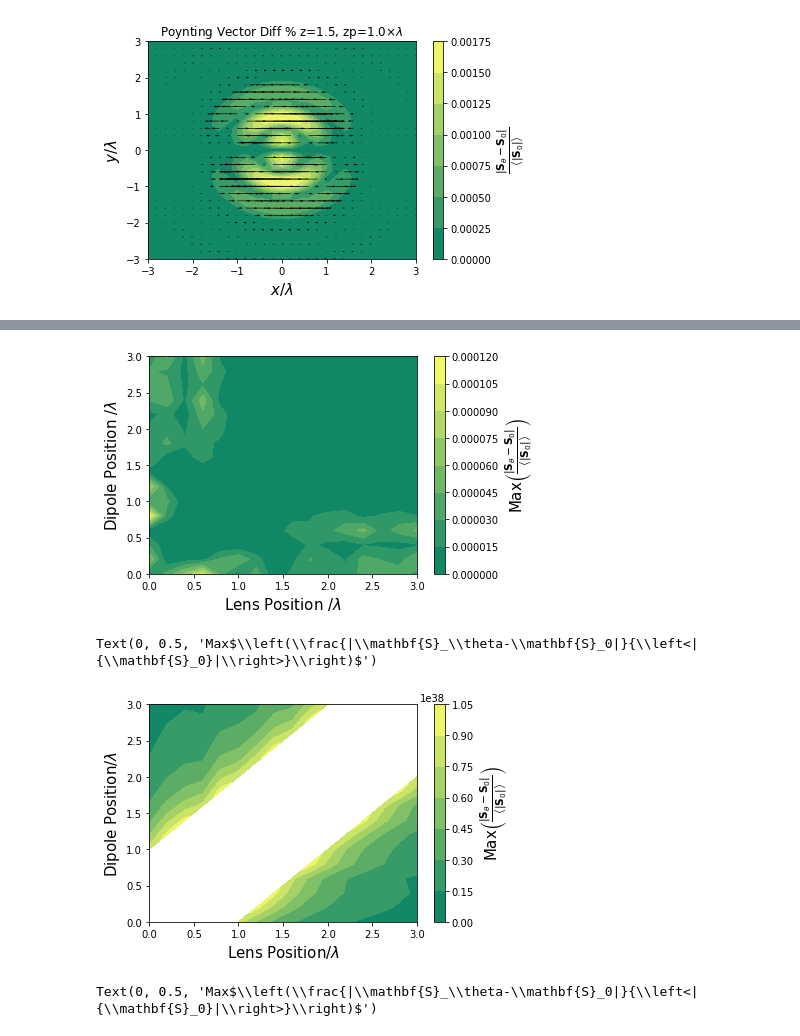
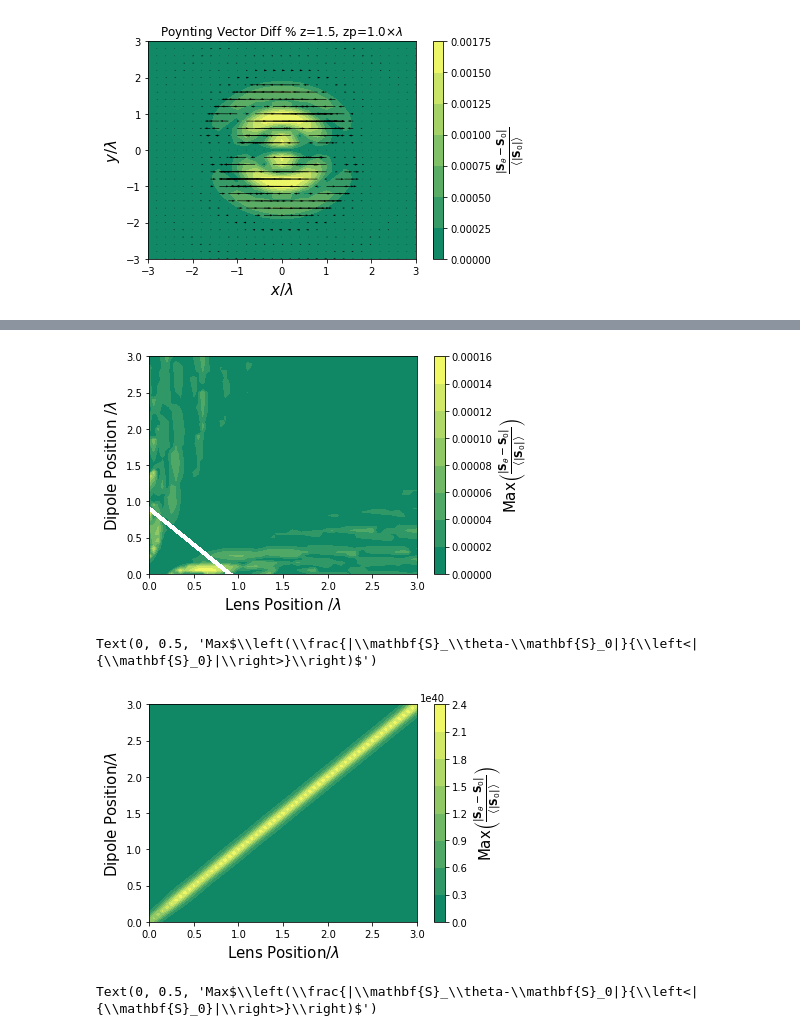
Before and after one commit to eitandv/Public_Maze, a Jupyter notebook: Good Coding/Poynting.ipynb, the cells around one changed output, grey strips where cells are left out. Saved outputs shown, nothing was run; the diff lists cells and outputs as text; code cells hidden in the pictures.

Commit message:
big data zc vs zp

```diff
--- a/Good Coding/Poynting.ipynb
+++ b/Good Coding/Poynting.ipynb
@@ -533,7 +533,7 @@ def Normalization_factor(x,y_range,z,zp=600*10**(-9),data=data0):
     return normalization_factor
 
 def S_dipole_max(x,y_range,z,zp=600*10**(-9),data=data1):
-    y_range = (0, 3.2, 0.2)
+    y_range = (0, 3.1, 0.1)
     y = np.arange(y_range[0],y_range[1],y_range[2])*(600*10**(-9))
     values = Sv_dipole(x,y,z,zp=zp,data=data)[1:]
     values_norms = np.array([np.linalg.norm([v[0],v[1]]) for v in values])
@@ -550,12 +546,15 @@ print(S_dipole_max(0,'',1.5*(600*10**(-9)),1*(600*10**(-9)),data=data1))
 # %%
-zcs = np.arange(0, 3.2, 0.2)*(600*10**(-9))
-zps = np.arange(0, 3.2, 0.2)*(600*10**(-9))
+zcs = np.arange(0, 3.05, 0.05)*(600*10**(-9))
+zps = np.arange(0, 3.05, 0.05)*(600*10**(-9))
 zc,zp = np.meshgrid(zcs,zps)
 y_range = 'Place Holder'
 
 start = timer()
 S_values = Sv_dipole_max(0, y_range, zc, zp=zp, data=data1)
 end = timer()
-print('elapsed time S Topo: {}'.format(end - start)) # Time in seconds, e.g. 5.38091952400282
+print('elapsed time S Topo: {}min'.format((end - start)/60))
+start = timer()
 S_notopo_values = Sv_dipole_max(0, y_range, zc, zp=zp, data=data0)
+end = timer()
+print('elapsed time S NonTopo: {}min'.format((end - start)/60))
 # %% [output]
@@ -570,24 +573,32 @@ cb = fig.colorbar(ax2)
 ax.set_xlabel(r'Lens Position $/\lambda$', size=15)
 ax.set_ylabel(r'Dipole Position $/\lambda$', size=15)
 cb.ax.set_ylabel(r'Max$\left(\frac{|\mathbf{S}_\theta-\mathbf{S}_0|}{\left<|{\mathbf{S}_0}|\right>}\right)$', size=15)
-fig.savefig('Plots Scan/Zp_vs_Zc_epsilon={}_mu={}.png'.format(TI_emu[0], TI_emu[1]), bbox_inches='tight')
+fig.savefig('Plots Scan/Zp_vs_Zc_epsilon={}_mu={}.png'.format(data1['e2'], data1['m2']), bbox_inches='tight')
 # %% [output]
-[figure, old version]
+[figure, new version]
+# %%
+with open('z_data2.npy', 'wb') as f:
+    np.save(f, S_values)
+    np.save(f, S_notopo_values)
+# %%
+with open('z_data.npy', 'rb') as f:
+    a = np.load(f)
+    b = np.load(f)
 # %%
 X,Y = zcs/(600*10**(-9)),zps/(600*10**(-9))
-new_norms = (S_notopo_values)
-mask = new_norms>10**(38)
+new_norms = (a)
+mask = new_norms>10**(70)
 masked_new_norms = np.ma.array(new_norms, mask=mask)
 
 fig, ax = plt.subplots()
 ax2 = ax.contourf(X,Y, masked_new_norms, cmap='summer')
 cb = fig.colorbar(ax2)
 ax.set_xlabel(r'Lens Position$/\lambda$', size=15)
 ax.set_ylabel(r'Dipole Position$/\lambda$', size=15)
 cb.ax.set_ylabel(r'Max$\left(\frac{|\mathbf{S}_\theta-\mathbf{S}_0|}{\left<|{\mathbf{S}_0}|\right>}\right)$', size=15)
 # %% [output]
 Text(0, 0.5, 'Max$\\left(\\frac{|\\mathbf{S}_\\theta-\\mathbf{S}_0|}{\\left<|{\\mathbf{S}_0}|\\right>}\\right)$')
-[figure, old version]
+[figure, new version]
 # %%
 X,Y = zcs/(600*10**(-9)),zps/(600*10**(-9))
 new_norms = (S_values)
```
Also changed, not shown: parts of 2 cells of this notebook, 3 other files.
